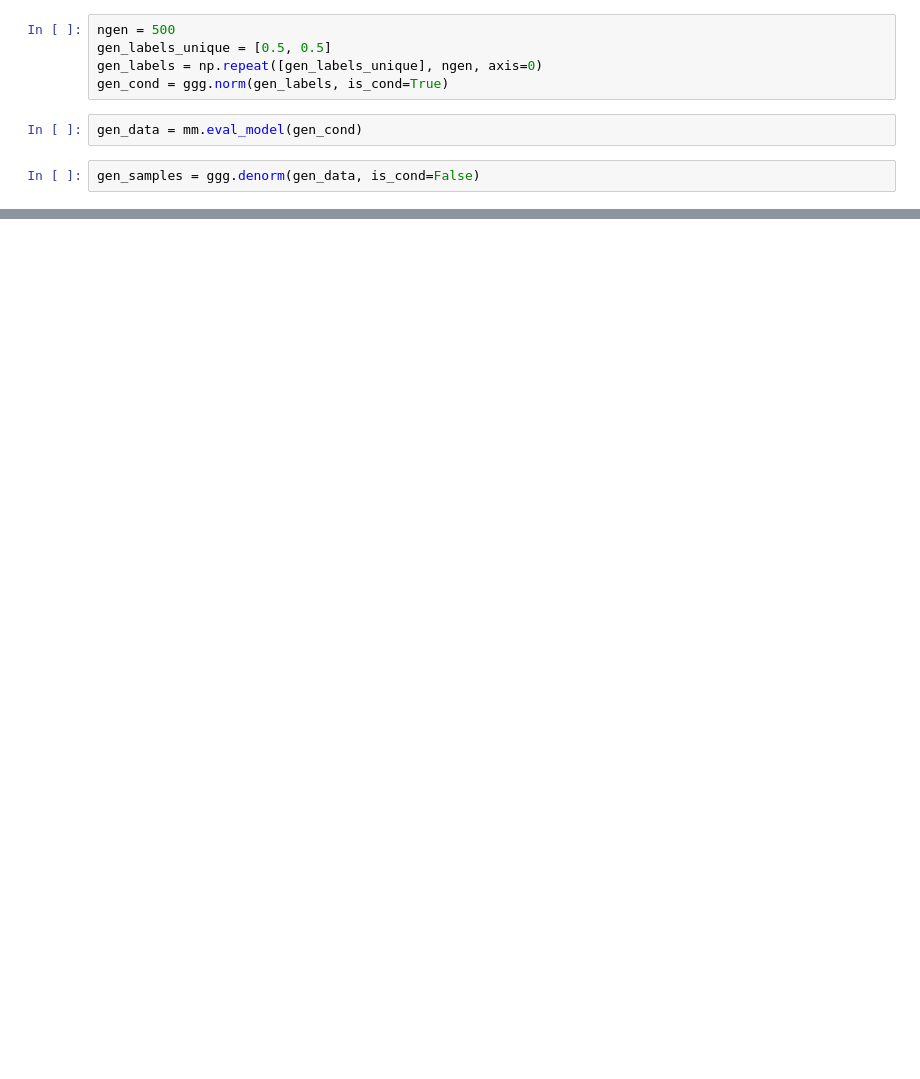
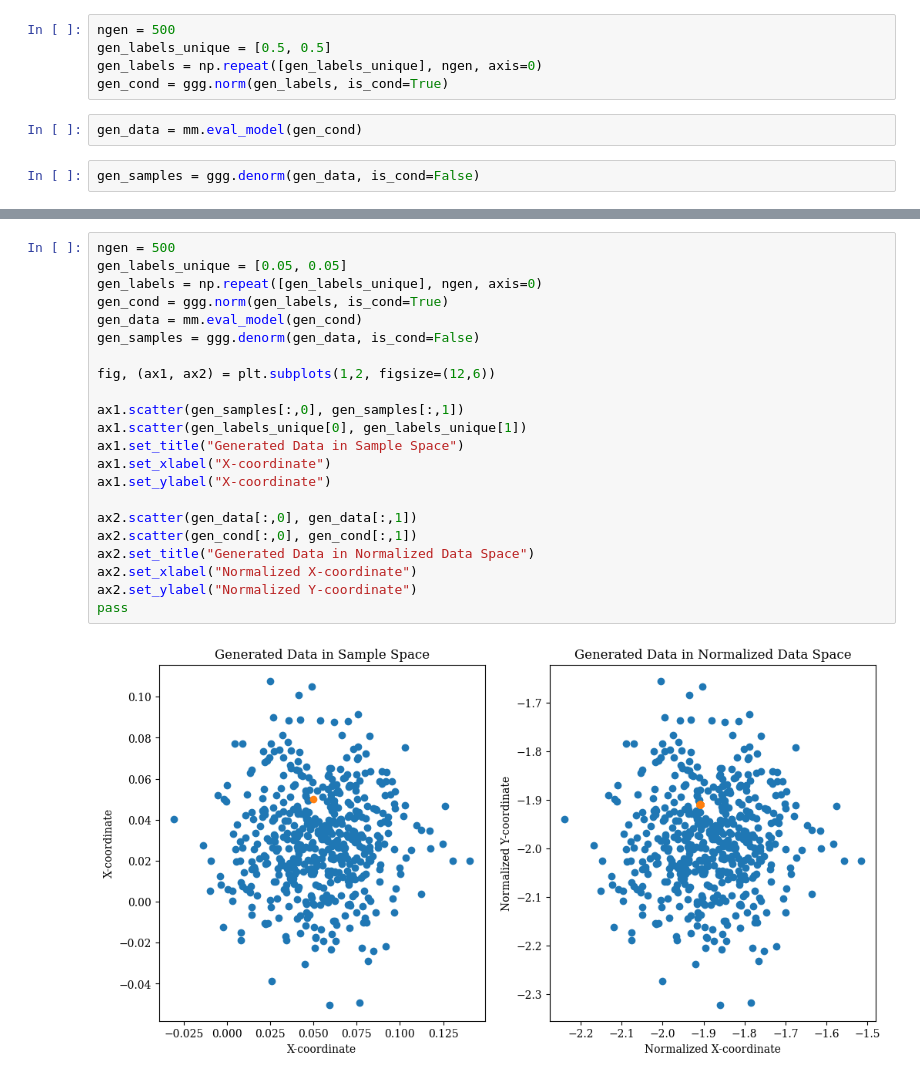
Before and after one commit to asatk/flows_pseudoaxions, a Jupyter notebook: tut_gaus.ipynb, the cells around one changed output, grey strips where cells are left out. Saved outputs shown, nothing was run; the diff lists cells and outputs as text; blank space fills up the shorter version.

```diff
--- a/tut_gaus.ipynb
+++ b/tut_gaus.ipynb
@@ -157,0 +156,24 @@ saver.save_to_npy(npy_path)
+# %%
+ngen = 500
+gen_labels_unique = [0.05, 0.05]
+gen_labels = np.repeat([gen_labels_unique], ngen, axis=0)
+gen_cond = ggg.norm(gen_labels, is_cond=True)
+gen_data = mm.eval_model(gen_cond)
+gen_samples = ggg.denorm(gen_data, is_cond=False)
+
+fig, (ax1, ax2) = plt.subplots(1,2, figsize=(12,6))
+
+ax1.scatter(gen_samples[:,0], gen_samples[:,1])
+ax1.scatter(gen_labels_unique[0], gen_labels_unique[1])
+ax1.set_title("Generated Data in Sample Space")
+ax1.set_xlabel("X-coordinate")
+ax1.set_ylabel("X-coordinate")
+
+ax2.scatter(gen_data[:,0], gen_data[:,1])
+ax2.scatter(gen_cond[:,0], gen_cond[:,1])
+ax2.set_title("Generated Data in Normalized Data Space")
+ax2.set_xlabel("Normalized X-coordinate")
+ax2.set_ylabel("Normalized Y-coordinate")
+pass
+# %% [output]
+[figure, added]
```
Also changed, not shown: parts of 7 cells of this notebook, 5 other files.
